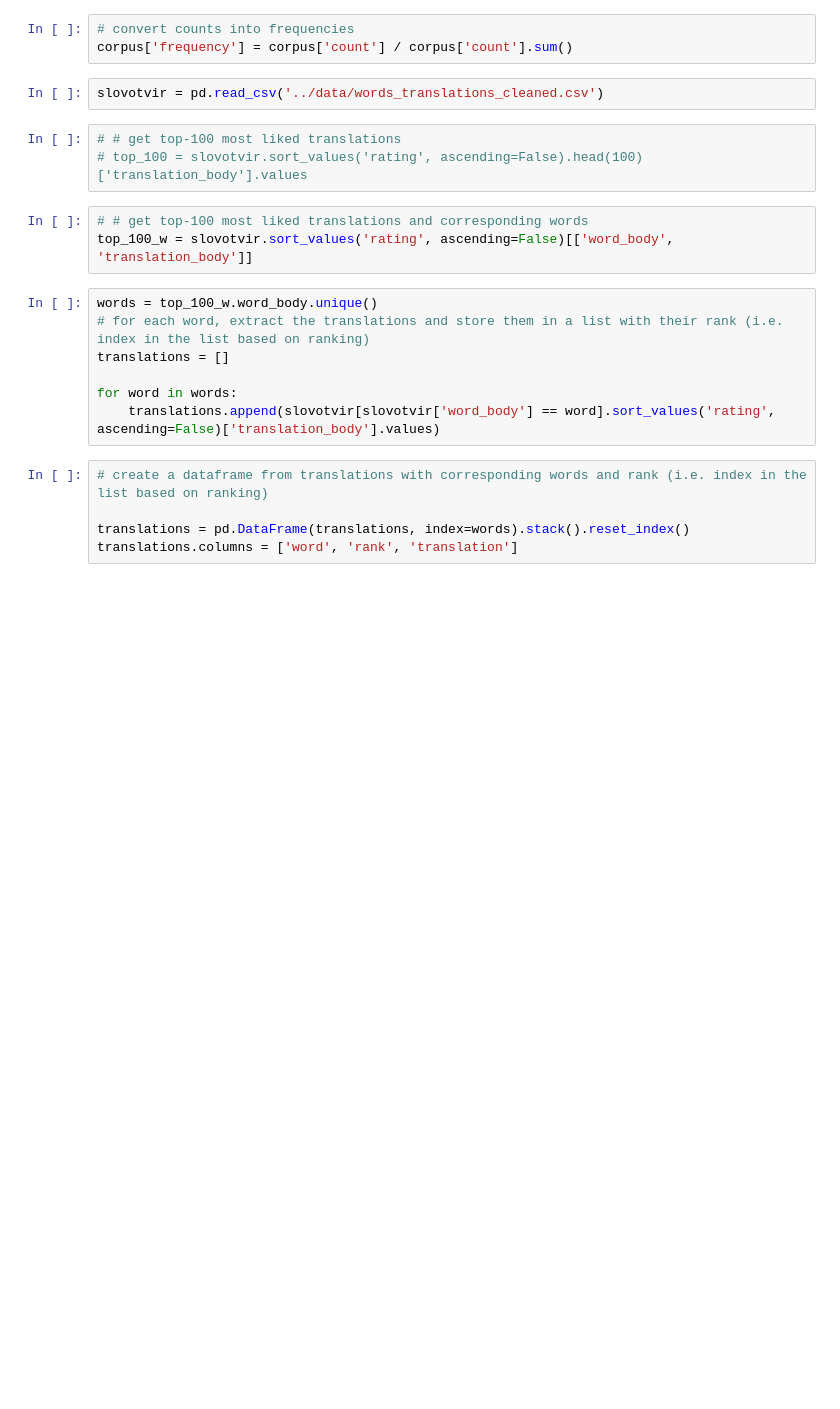
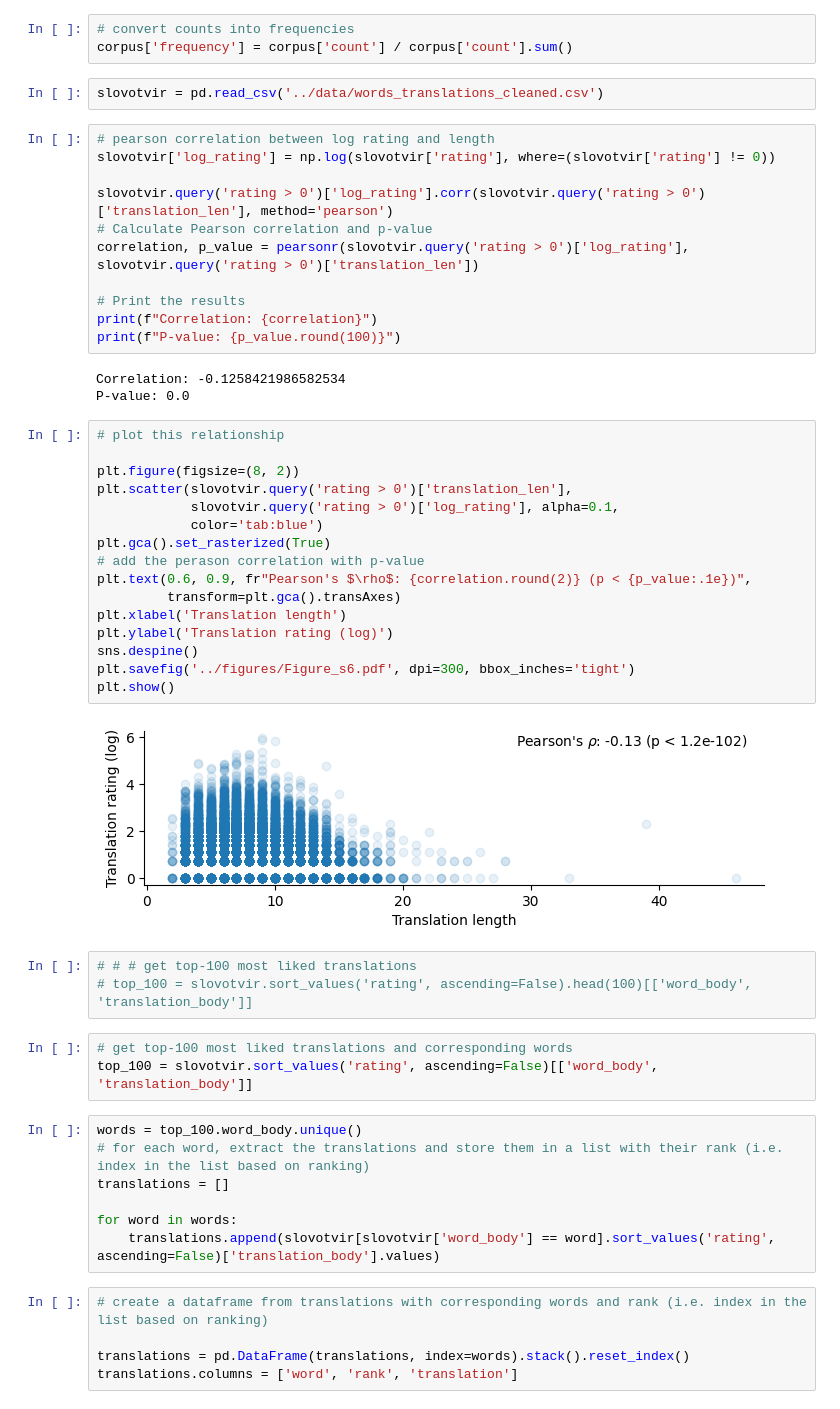
Before and after one commit to alexeykosh/2023-slovotvir-reuse-analysis, a Jupyter notebook: notebooks/5. Corpus analysis.ipynb, the cells around one changed output. Drawn from its saved outputs; the diff is of its cells as text; blank space fills up the shorter version.

```diff
--- a/notebooks/5. Corpus analysis.ipynb
+++ b/notebooks/5. Corpus analysis.ipynb
@@ -18,14 +33,46 @@ corpus = corpus.groupby('word', as_index=False).sum()
 corpus['frequency'] = corpus['count'] / corpus['count'].sum()
 # %%
 slovotvir = pd.read_csv('../data/words_translations_cleaned.csv')
+# %%
+# pearson correlation between log rating and length
+slovotvir['log_rating'] = np.log(slovotvir['rating'], where=(slovotvir['rating'] != 0))
+
+slovotvir.query('rating > 0')['log_rating'].corr(slovotvir.query('rating > 0')['translation_len'], method='pearson')
+# Calculate Pearson correlation and p-value
+correlation, p_value = pearsonr(slovotvir.query('rating > 0')['log_rating'], slovotvir.query('rating > 0')['translation_len'])
+
+# Print the results
+print(f"Correlation: {correlation}")
+print(f"P-value: {p_value.round(100)}")
+# %% [output]
+Correlation: -0.1258421986582534
+P-value: 0.0
+# %%
+# plot this relationship
+
+plt.figure(figsize=(8, 2))
+plt.scatter(slovotvir.query('rating > 0')['translation_len'],
+            slovotvir.query('rating > 0')['log_rating'], alpha=0.1,
+            color='tab:blue')
+plt.gca().set_rasterized(True)
+# add the perason correlation with p-value
+plt.text(0.6, 0.9, fr"Pearson's $\rho$: {correlation.round(2)} (p < {p_value:.1e})",
+         transform=plt.gca().transAxes)
+plt.xlabel('Translation length')
+plt.ylabel('Translation rating (log)')
+sns.despine()
+plt.savefig('../figures/Figure_s6.pdf', dpi=300, bbox_inches='tight')
+plt.show()
+# %% [output]
+[figure, added]
 # %%
-# # get top-100 most liked translations
-# top_100 = slovotvir.sort_values('rating', ascending=False).head(100)['translation_body'].values
+# # # get top-100 most liked translations
+# top_100 = slovotvir.sort_values('rating', ascending=False).head(100)[['word_body', 'translation_body']]
 # %%
-# # get top-100 most liked translations and corresponding words
-top_100_w = slovotvir.sort_values('rating', ascending=False)[['word_body', 'translation_body']]
+# get top-100 most liked translations and corresponding words
+top_100 = slovotvir.sort_values('rating', ascending=False)[['word_body', 'translation_body']]
 # %%
-words = top_100_w.word_body.unique()
+words = top_100.word_body.unique()
 # for each word, extract the translations and store them in a list with their rank (i.e. index in the list based on ranking)
 translations = []
 
```
Also changed, not shown: parts of 23 cells of this notebook.
